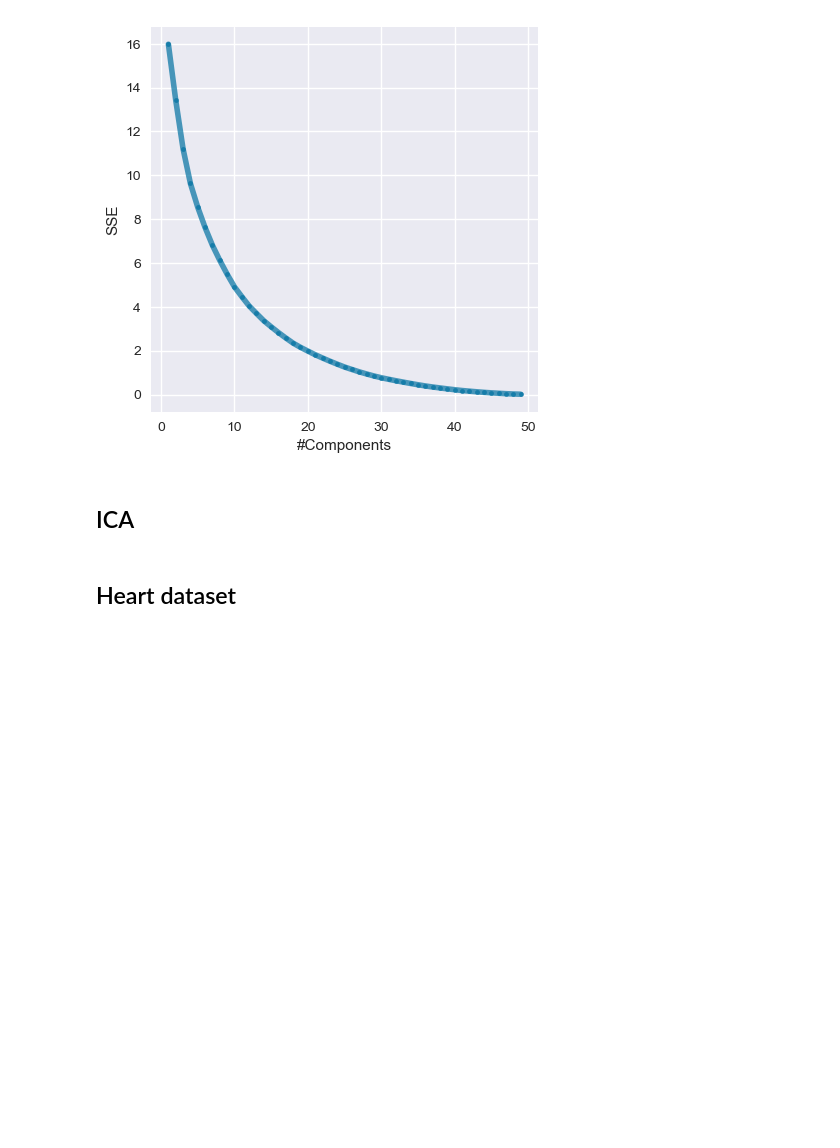
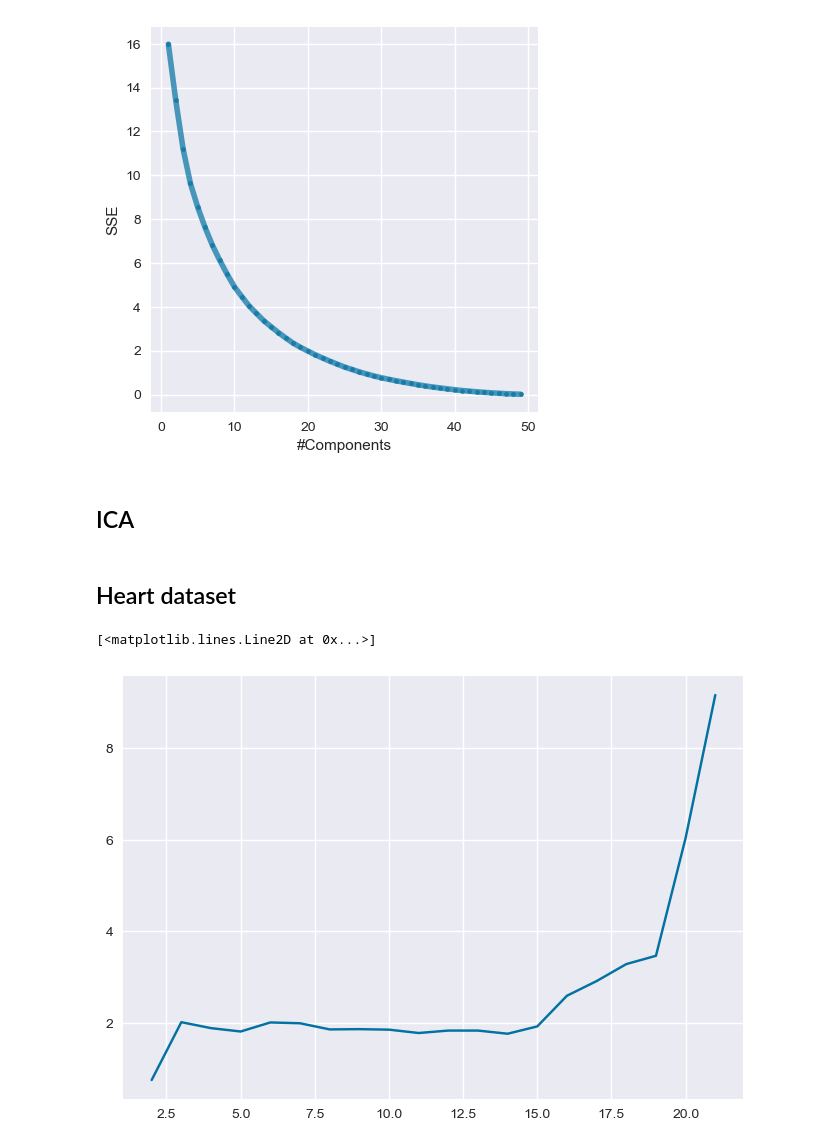
Before and after one commit to Alijafr/ML, a Jupyter notebook: assignment 3/code/Clustering.ipynb, the cells around one changed output. Cells and saved outputs as stored; diff of their text form; code cells hidden in the pictures; blank space fills up the shorter version.

```diff
--- a/assignment 3/code/Clustering.ipynb
+++ b/assignment 3/code/Clustering.ipynb
@@ -175,9 +176,9 @@ plt.ylabel("Score")
 Text(0, 0.5, 'Score')
 [figure]
 # %%
-model = KMeans(n_clusters=2, random_state=42)
-visualizer = InterclusterDistance(model, random_state=42)
+# model = KMeans(n_clusters=2, random_state=42)
+# visualizer = InterclusterDistance(model, random_state=42)
 
-visualizer.fit(x)        # Fit the data to the visualizer
+# visualizer.fit(x)        # Fit the data to the visualizer
 # visualizer.show()
-# plt.title("TSNE - Visualization of K-Means clusters - TMDB", fontsize=15)
+# # plt.title("TSNE - Visualization of K-Means clusters - TMDB", fontsize=15)
@@ -399,3 +395,16 @@ Text(0, 0.5, 'SSE')
 ## ICA
 # %% [markdown]
 ## Heart dataset
+# %%
+kurt = []
+for dim in range(2,x.shape[1]):
+    ica.set_params(n_components=dim)
+    tmp = ica.fit_transform(x)
+    tmp = pd.DataFrame(tmp)
+    tmp = tmp.kurt(axis=0)
+    kurt.append(tmp.abs().mean())
+
+plt.plot(range(2,x.shape[1]),kurt)
+# %% [output]
+[<matplotlib.lines.Line2D at 0x...>]
+[figure, added]
```
Also changed, not shown: parts of 6 cells of this notebook, 1 other file.
